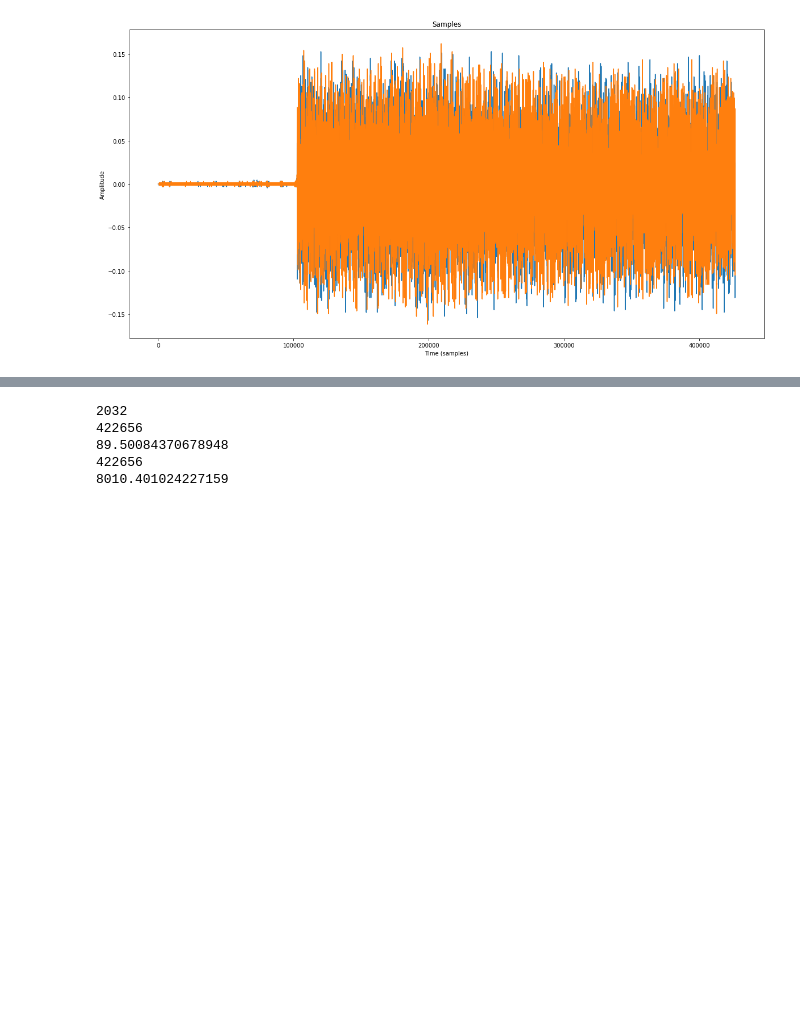
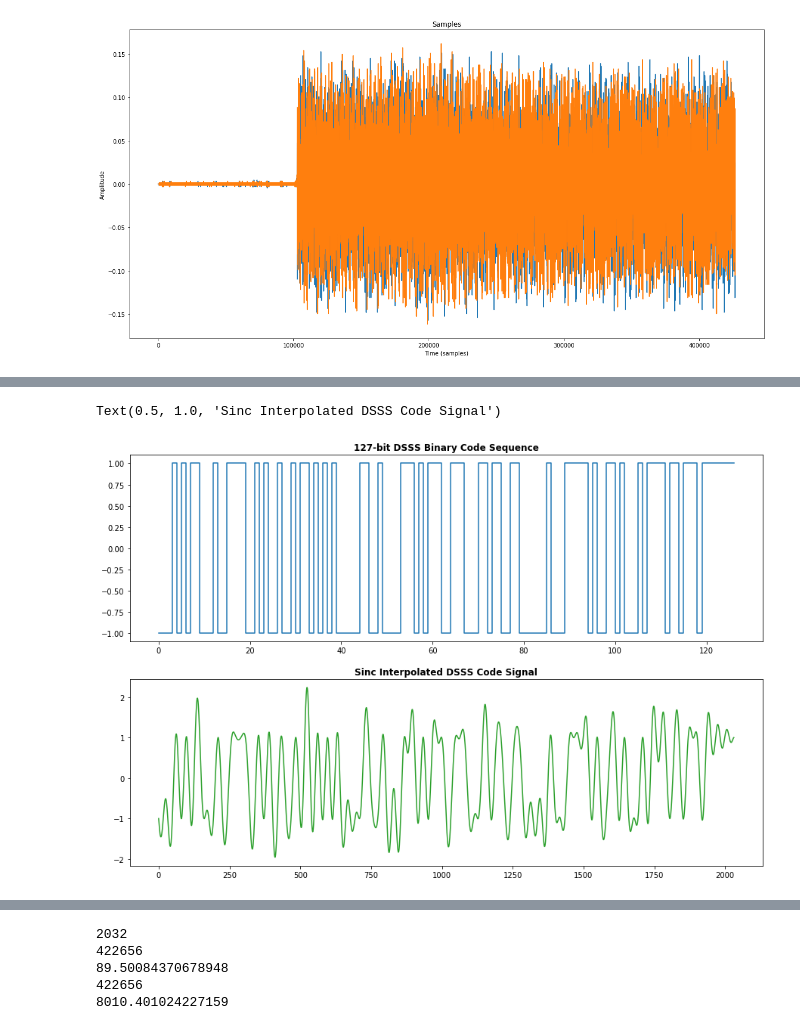
Before and after one commit to nihalpasham/google_pay_ultrasound_tokens, a Jupyter notebook: Jupyter Notebooks/Reverse engineering google pay 'Tez-mode'.ipynb, the cells around one changed output, grey strips where cells are left out. Cells and saved outputs as stored; diff of their text form; code cells hidden in the pictures; blank space fills up the shorter version.

```diff
--- a/Jupyter Notebooks/Reverse engineering google pay 'Tez-mode'.ipynb
+++ b/Jupyter Notebooks/Reverse engineering google pay 'Tez-mode'.ipynb
@@ -84,20 +89,0 @@ def interp (xp, xt, x):
-# %%
-import numpy as np
-import matplotlib.pyplot as plt
-from matplotlib.pyplot import step, xlim, ylim, show
-from scipy import signal
-
-a = np.array([-1, -1, -1, -1, 1, -1, 1, -1, 1, 1, -1, -1, -1, 1, -1, -1, 1, 1, 1, 1, -1, -1, 1, -1, 1, -1, -1, 1, -1, -1, 1, -1, 1, 1, -1, 1, -1, 1, -1, 1, -1, -1, -1, -1, -1, 1, 1, -1, -1, 1, -1, -1, -1, -1, 1, 1, 1, -1, 1, -1, 1, 1, 1, -1, -1, 1, 1, 1, -1, -1, -1, 1, 1, -1, 1, 1, -1, -1, 1, 1, -1, -1, -1, -1, -1, -1, 1, -1, -1, -1, 1, 1, 1, 1, 1, -1, 1, -1, -1, 1, 1, -1, 1, -1, -1, -1, 1, -1, 1, 1, 1, 1, -1, 1, 1, -1, 1, 1, 1, -1, 1, 1, 1, 1, 1, 1, 1])
-
-# code-sequence
-b = np.tile(a, 1)
-x = np.arange(0, 127)
-
-# code-signal
-us1 = upsample(b, 16)
-
-fig, (ax1, ax2) = plt.subplots(2, figsize=(15,10))
-ax1.step(x, b)
-ax1.set_title('DSSS Binary Code Sequence', fontsize=12, fontweight="bold")
-ax2.plot(us1, 'tab:green')
-ax2.set_title('Sinc Interpolated DSSS Code Signal', fontsize=12, fontweight="bold")
@@ -147 +162,24 @@ plt.show()
+# %%
+import numpy as np
+import matplotlib.pyplot as plt
+from matplotlib.pyplot import step, xlim, ylim, show
+from scipy import signal
+
+a = np.array([-1, -1, -1, -1, 1, -1, 1, -1, 1, 1, -1, -1, -1, 1, -1, -1, 1, 1, 1, 1, -1, -1, 1, -1, 1, -1, -1, 1, -1, -1, 1, -1, 1, 1, -1, 1, -1, 1, -1, 1, -1, -1, -1, -1, -1, 1, 1, -1, -1, 1, -1, -1, -1, -1, 1, 1, 1, -1, 1, -1, 1, 1, 1, -1, -1, 1, 1, 1, -1, -1, -1, 1, 1, -1, 1, 1, -1, -1, 1, 1, -1, -1, -1, -1, -1, -1, 1, -1, -1, -1, 1, 1, 1, 1, 1, -1, 1, -1, -1, 1, 1, -1, 1, -1, -1, -1, 1, -1, 1, 1, 1, 1, -1, 1, 1, -1, 1, 1, 1, -1, 1, 1, 1, 1, 1, 1, 1])
+
+# code-sequence
+b = np.tile(a, 1)
+x = np.arange(0, 127)
+
+# code-signal
+us1 = upsample(b, 16)
+
+fig, (ax1, ax2) = plt.subplots(2, figsize=(15,10))
+ax1.step(x, b)
+ax1.set_title('127-bit DSSS Binary Code Sequence', fontsize=12, fontweight="bold")
+ax2.plot(us1, 'tab:green')
+ax2.set_title('Sinc Interpolated DSSS Code Signal', fontsize=12, fontweight="bold")
+# %% [output]
+Text(0.5, 1.0, 'Sinc Interpolated DSSS Code Signal')
+[figure, added]
 # %% [markdown]
```
Also changed, not shown: parts of 21 cells of this notebook, 8 other files.
